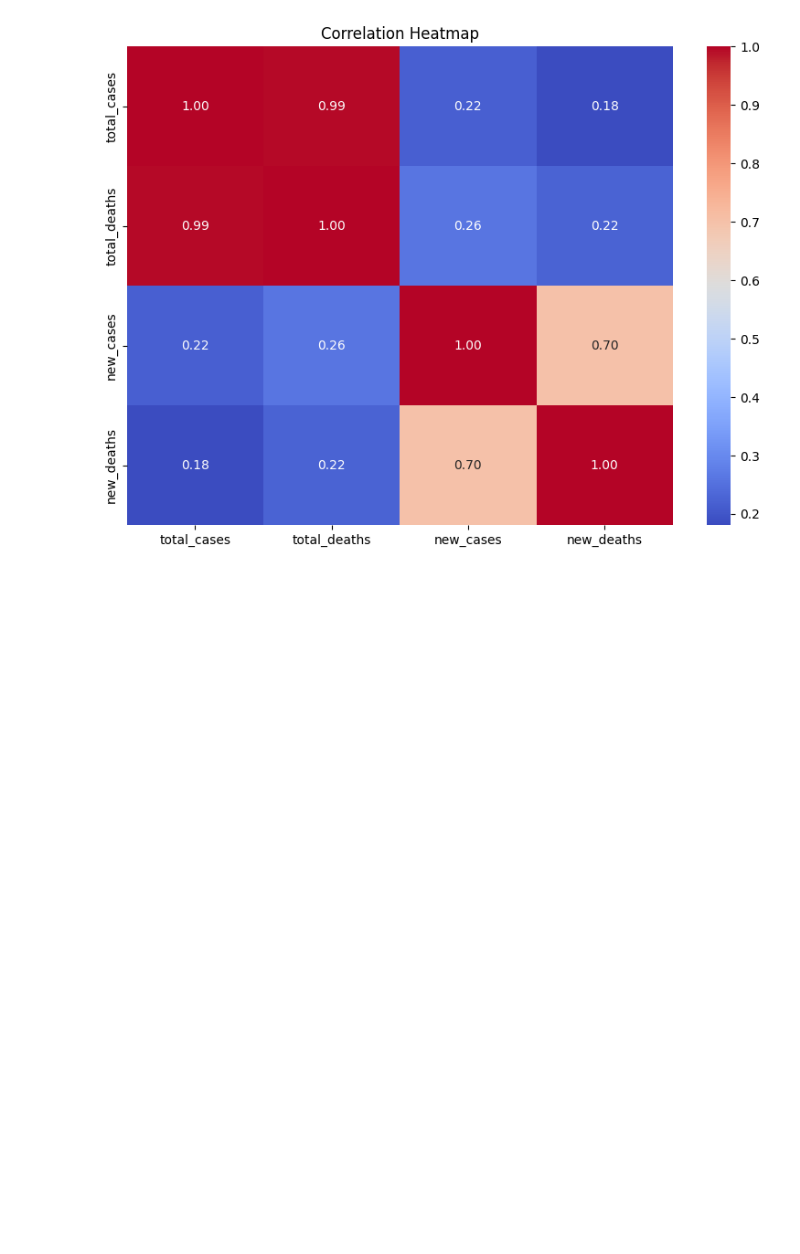
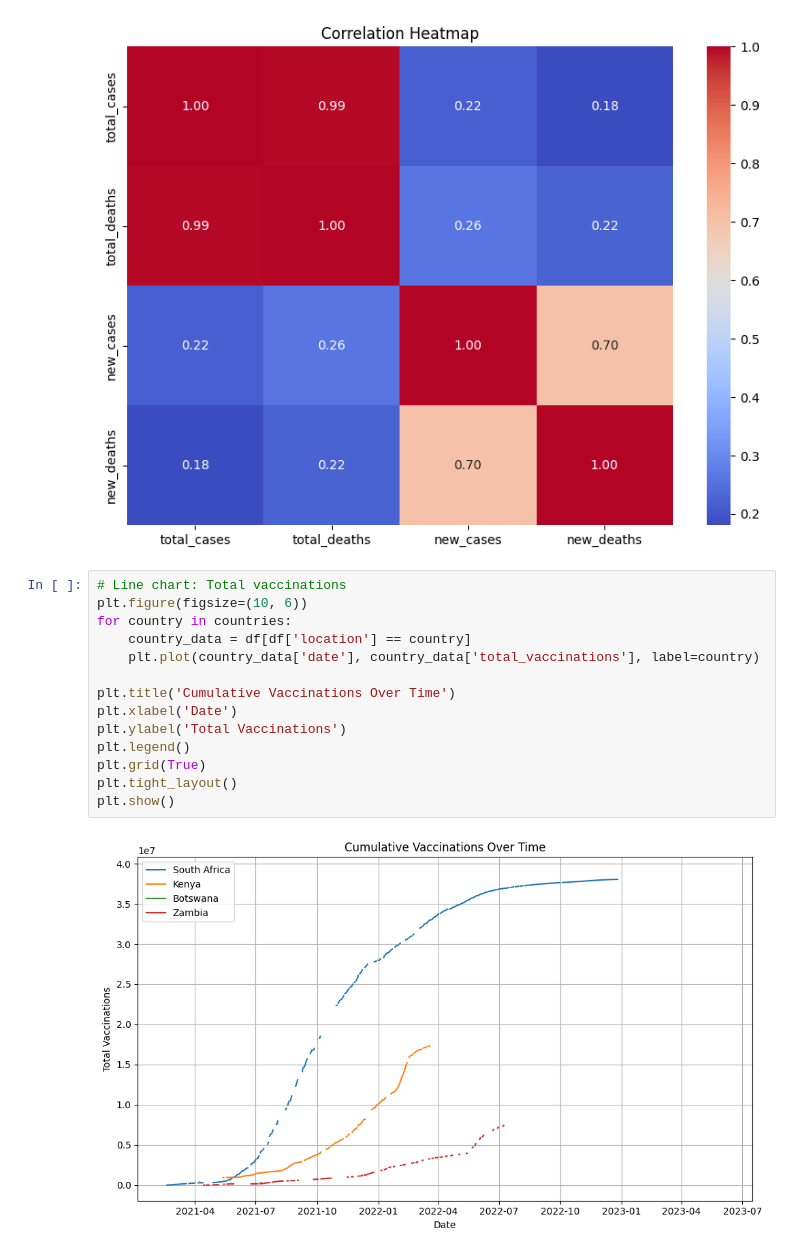
Before and after one commit to kholofeloj/py-week-8, a Jupyter notebook: covid-19-global-tracker.ipynb, the cells around one changed output. Drawn from its saved outputs; the diff is of its cells as text; blank space fills up the shorter version.

Commit message:
Cumulative vaccination over time

```diff
--- a/covid-19-global-tracker.ipynb
+++ b/covid-19-global-tracker.ipynb
@@ -232,3 +232,19 @@ plt.tight_layout()
 plt.show()
 # %% [output]
 [figure]
+# %%
+# Line chart: Total vaccinations
+plt.figure(figsize=(10, 6))
+for country in countries:
+    country_data = df[df['location'] == country]
+    plt.plot(country_data['date'], country_data['total_vaccinations'], label=country)
+
+plt.title('Cumulative Vaccinations Over Time')
+plt.xlabel('Date')
+plt.ylabel('Total Vaccinations')
+plt.legend()
+plt.grid(True)
+plt.tight_layout()
+plt.show()
+# %% [output]
+[figure, added]
```
